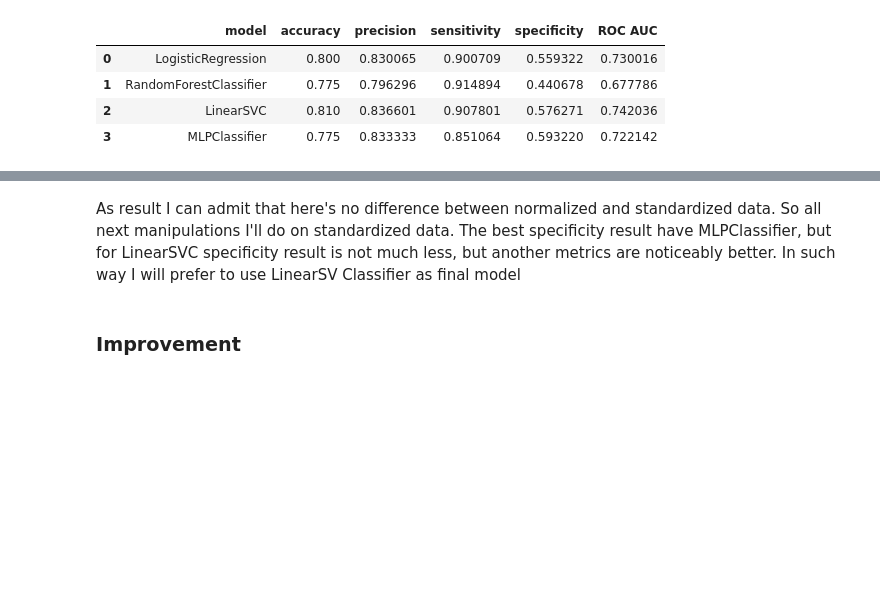
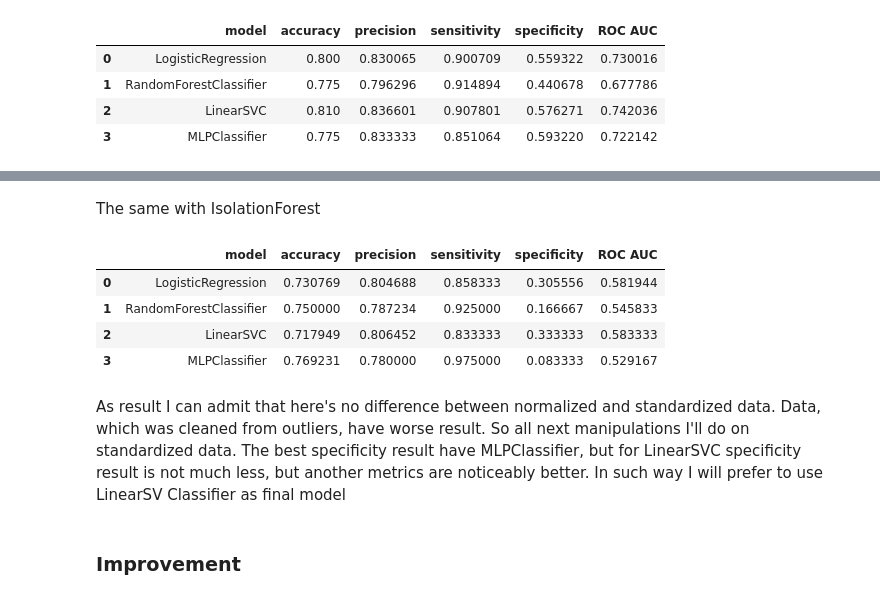
Before and after one commit to AliaksandrNaumkin/ML-projects, a Jupyter notebook: classification/Classification.ipynb, the cells around one changed output, grey strips where cells are left out. Saved outputs shown, nothing was run; the diff lists cells and outputs as text; code cells hidden in the pictures; blank space fills up the shorter version.

```diff
--- a/classification/Classification.ipynb
+++ b/classification/Classification.ipynb
@@ -197,0 +234,3 @@ data[data.duplicated() == True]
+# %%
+data_is_f = data[is_f_pred == 1]
+data_is_f.shape
@@ -374,5 +486,34 @@ metrics_norm
+# %% [markdown]
+The same with IsolationForest
+# %%
+#dataframe with metrics
+metrics_is_f = pd.DataFrame(columns=['model', 'accuracy', 'precision', 'sensitivity', 'specificity', 'ROC AUC'])
+
+x_train, x_test, y_train, y_test = train_test_split(features_is_f, target_is_f, train_size=0.8, random_state=42)
+
+for i, model in enumerate(models):
+
+    model_train = model
+    model_train = model.fit(x_train, y_train)
+    model_predict = model_train.predict(x_test)
+
+    accuracy = accuracy_score(y_test, model_predict)
+    precision = precision_score(y_test, model_predict)
+    sensitivity = recall_score(y_test, model_predict)
+    speciificity = recall_score(y_test, model_predict, pos_label=0)
+    roc_auc = roc_auc_score(y_test, model_predict)
+
+    metrics_is_f.loc[i] = ([type(model).__name__, accuracy, precision, sensitivity, speciificity, roc_auc])
+
+metrics_is_f
+# %% [output]
+|  | model | accuracy | precision | sensitivity | specificity | ROC AUC |
+| 0 | LogisticRegression | 0.730769 | 0.804688 | 0.858333 | 0.305556 | 0.581944 |
+| 1 | RandomForestClassifier | 0.750000 | 0.787234 | 0.925000 | 0.166667 | 0.545833 |
+| 2 | LinearSVC | 0.717949 | 0.806452 | 0.833333 | 0.333333 | 0.583333 |
+| 3 | MLPClassifier | 0.769231 | 0.780000 | 0.975000 | 0.083333 | 0.529167 |
 # %% [markdown]
-As result I can admit that here's no difference between normalized and standardized data. So all next manipulations I'll do on standardized data.
+As result I can admit that here's no difference between normalized and standardized data. Data, which was cleaned from outliers, have worse result. So all next manipulations I'll do on standardized data.
 The best specificity result have MLPClassifier, but for LinearSVC specificity result is not much less, but another metrics are noticeably better.
 In such way I will prefer to use LinearSV Classifier as final model
 # %% [markdown]
```
Also changed, not shown: parts of 16 cells of this notebook.
